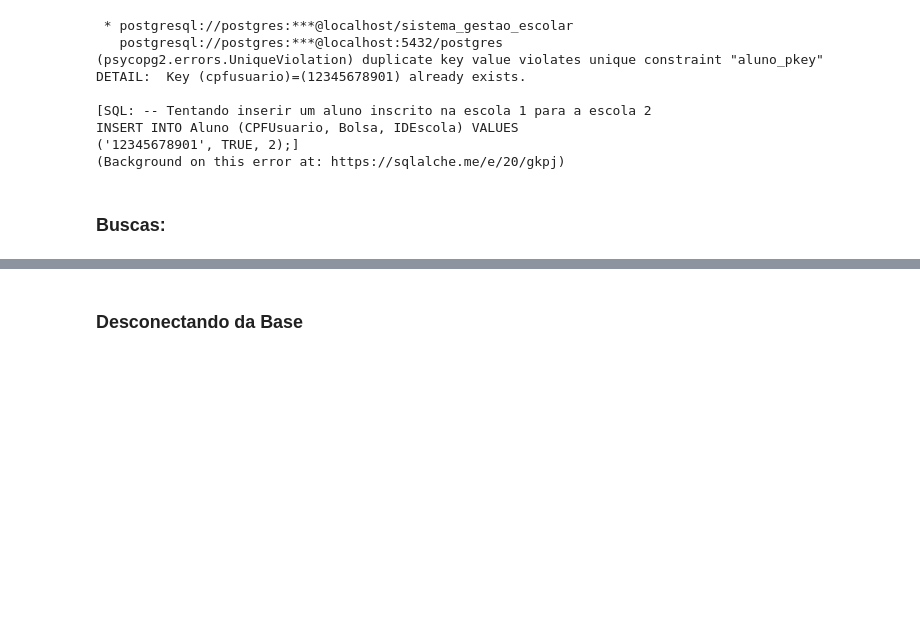
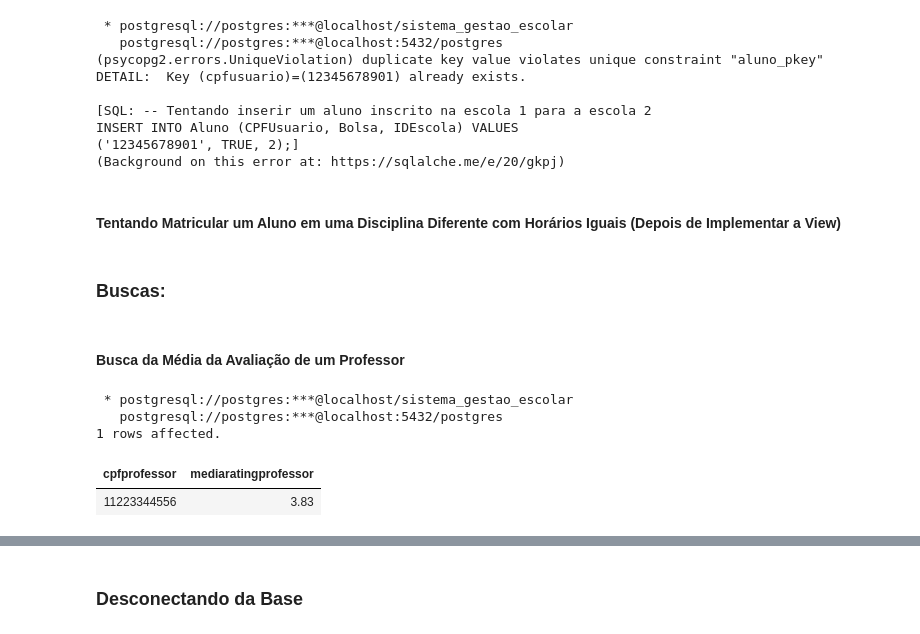
Before and after one commit to rodriguesgbreno/projeto_final_base_de_dados_scc0240_2025, a Jupyter notebook: documentos/projeto_final.ipynb, the cells around one changed output, grey strips where cells are left out. Saved outputs shown, nothing was run; the diff lists cells and outputs as text; code cells hidden in the pictures; blank space fills up the shorter version.

```diff
--- a/documentos/projeto_final.ipynb
+++ b/documentos/projeto_final.ipynb
@@ -766,5 +1139,24 @@ DETAIL:  Key (cpfusuario)=(12345678901) already exists.
 INSERT INTO Aluno (CPFUsuario, Bolsa, IDEscola) VALUES
 ('12345678901', TRUE, 2);]
 (Background on this error at: https://sqlalche.me/e/20/gkpj)
+# %% [markdown]
+#### Tentando Matricular um Aluno em uma Disciplina Diferente com Horários Iguais (Depois de Implementar a View)
 # %% [markdown]
 ### Buscas:
+# %% [markdown]
+#### Busca da Média da Avaliação de um Professor
+# %%
+%%sql
+-- Query para calcular a média de avaliações de um professor específico
+SELECT
+    CPFProfessor,
+    ROUND(AVG(RatingProfessor), 2) AS MediaRatingProfessor
+FROM Avaliacao
+WHERE CPFProfessor = '11223344556'
+GROUP BY CPFProfessor;
+# %% [output]
+ * postgresql://postgres:***@localhost/sistema_gestao_escolar
+   postgresql://postgres:***@localhost:5432/postgres
+1 rows affected.
+| cpfprofessor | mediaratingprofessor |
+| 11223344556 | 3.83 |
```
Also changed, not shown: parts of 24 cells of this notebook, 5 other files.
